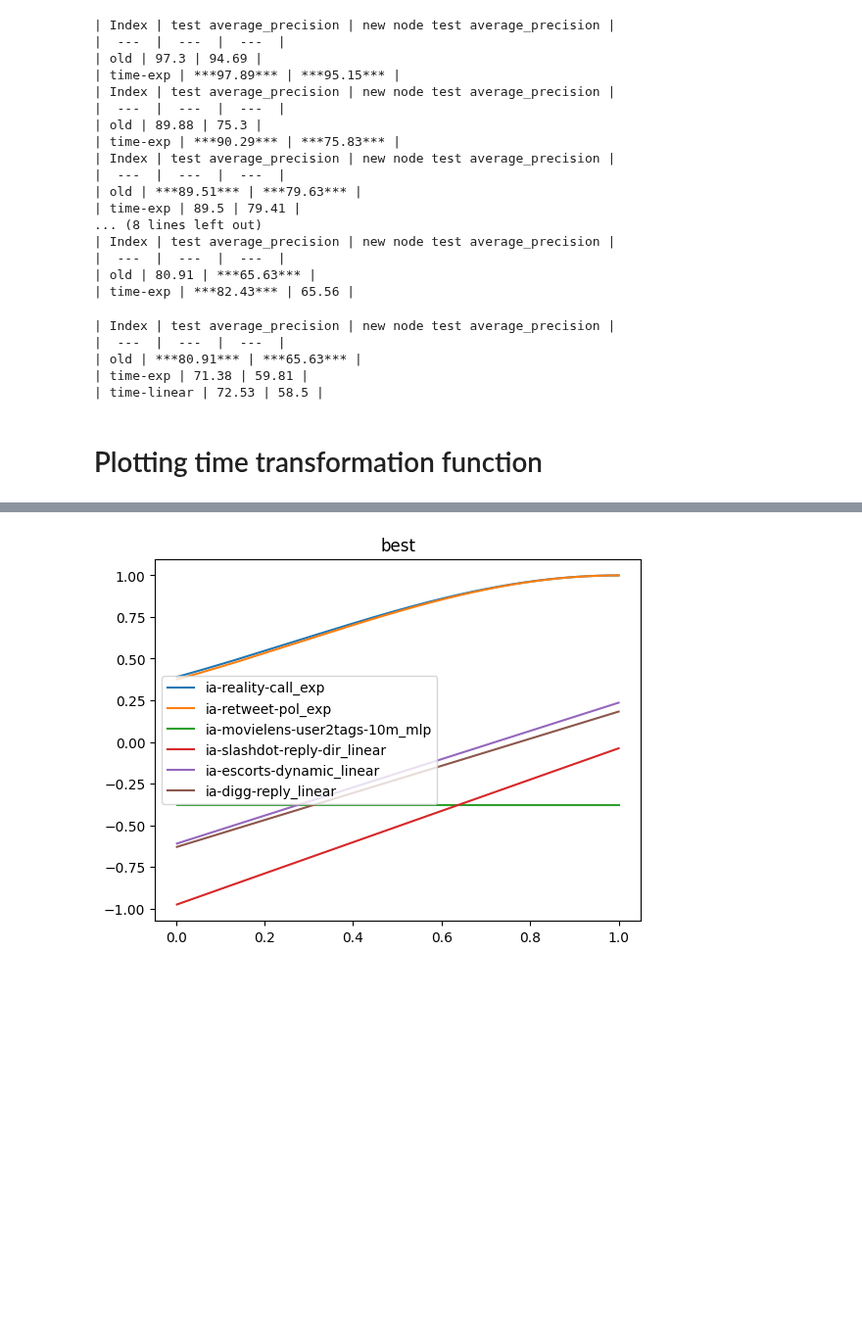
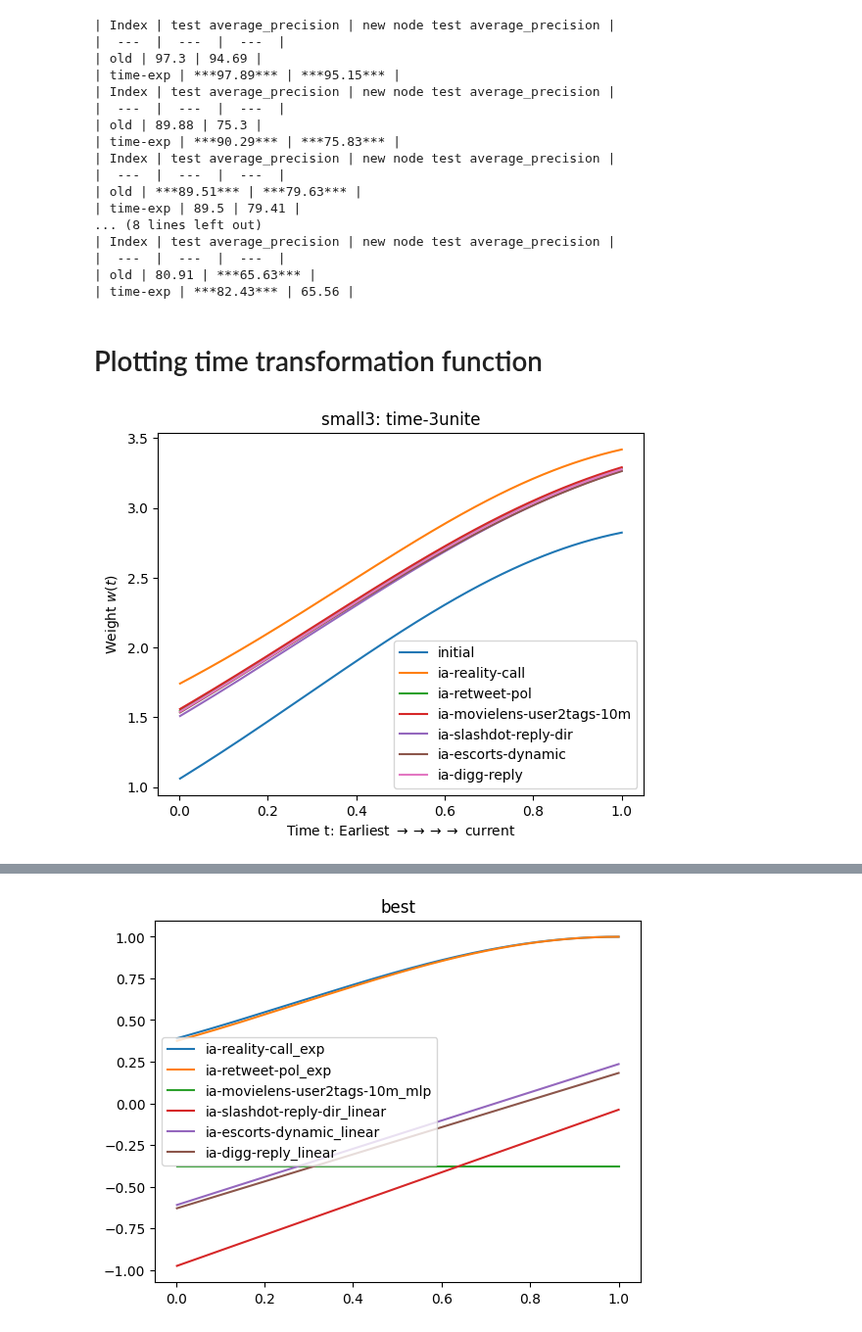
Before and after one commit to webster-781/DyGLib, a Jupyter notebook: scripts/result_processing.ipynb, the cells around one changed output, grey strips where cells are left out. Shown at 98% size. Drawn from its saved outputs; the diff is of its cells as text; code cells hidden in the pictures; blank space fills up the shorter version.

```diff
--- a/scripts/result_processing.ipynb
+++ b/scripts/result_processing.ipynb
@@ -165,15 +174,6 @@ for data_name in data_names:
 |  ---  |  ---  |  ---  |
 | old | 80.91 | ***65.63*** |
 | time-exp | ***82.43*** | 65.56 |
-# %%
-table = get_table({"run_name": "repcorr", "dataset": data_name}, ["test average_precision", "new node test average_precision"], ["init_weights"])
-print_df_as_markdown(table)
-# %% [output]
-| Index | test average_precision | new node test average_precision |
-|  ---  |  ---  |  ---  |
-| old | ***80.91*** | ***65.63*** |
-| time-exp | 71.38 | 59.81 |
-| time-linear | 72.53 | 58.5 |
 # %% [markdown]
 # Plotting time transformation function
 # %%
@@ -240,4 +254,8 @@ def plot_all_all(call = 'exp', name = 'maint'):
   plt.ylabel(r'Weight $w(t)$')
   plt.show()
   plt.close()
+# %%
+plot_all_all('3unite', 'small3')
+# %% [output]
+[figure, added]
 # %%
```
Also changed, not shown: parts of 19 cells of this notebook, 8 other files.
